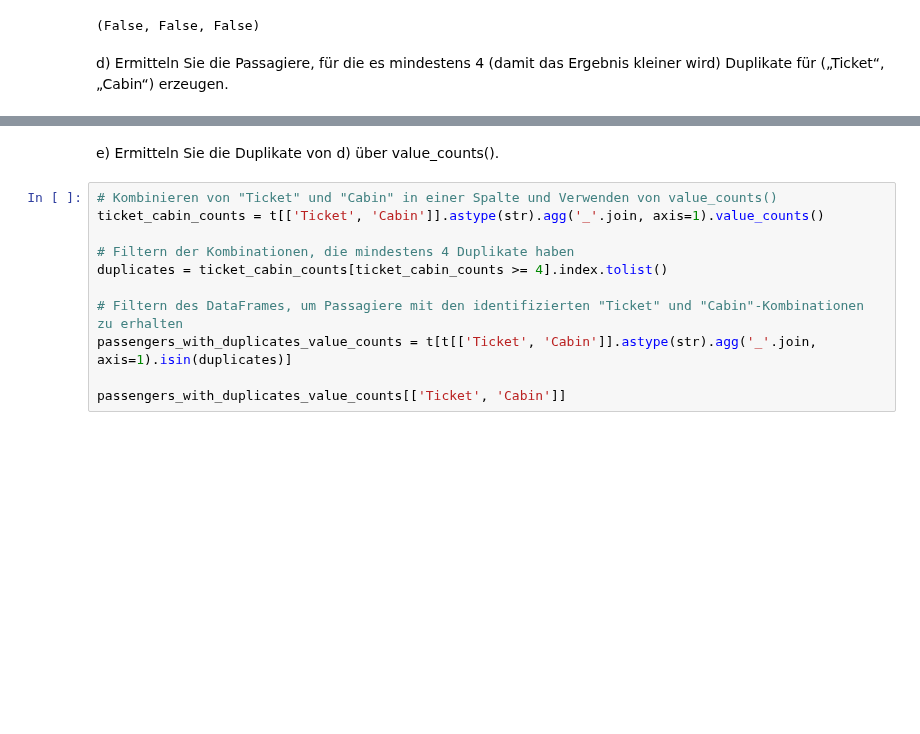
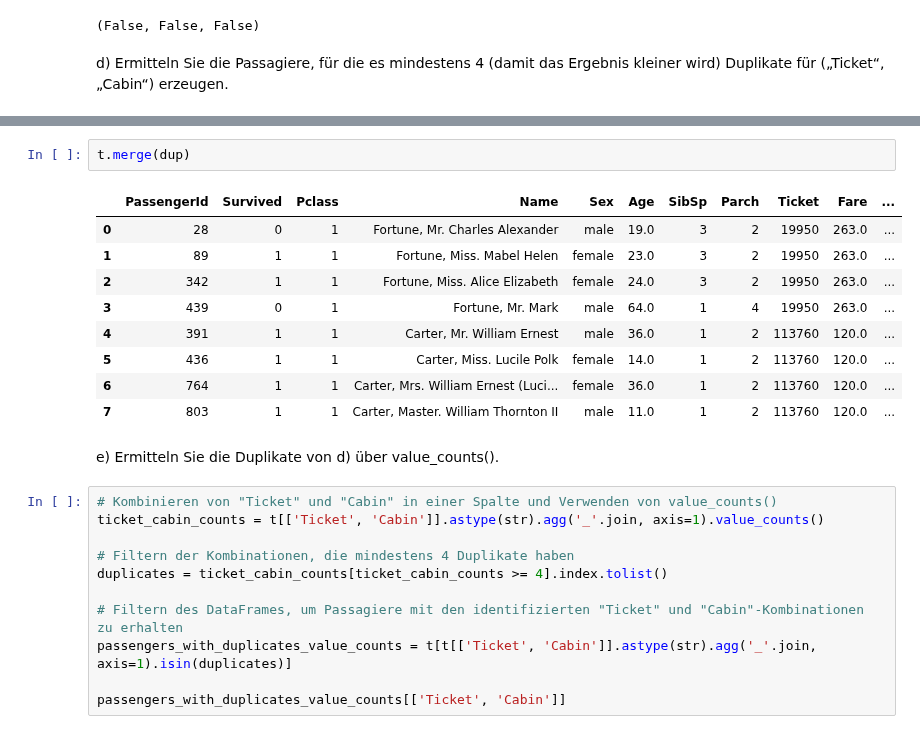
Before and after one commit to OOS-Team/DsKi_DataPreparation, a Jupyter notebook: Aufgabe1_6.ipynb, the cells around one changed output, grey strips where cells are left out. Drawn from its saved outputs; the diff is of its cells as text; blank space fills up the shorter version.

```diff
--- a/Aufgabe_6.ipynb
+++ b/Aufgabe1_6.ipynb
@@ -428,3 +533,15 @@ passengers_with_duplicates[['Ticket', 'Cabin']]
+# %%
+t.merge(dup)
+# %% [output]
+|  | PassengerId | Survived | Pclass | Name | Sex | Age | SibSp | Parch | Ticket | Fare | ... |
+| 0 | 28 | 0 | 1 | Fortune, Mr. Charles Alexander | male | 19.0 | 3 | 2 | 19950 | 263.0 | ... |
+| 1 | 89 | 1 | 1 | Fortune, Miss. Mabel Helen | female | 23.0 | 3 | 2 | 19950 | 263.0 | ... |
+| 2 | 342 | 1 | 1 | Fortune, Miss. Alice Elizabeth | female | 24.0 | 3 | 2 | 19950 | 263.0 | ... |
+| 3 | 439 | 0 | 1 | Fortune, Mr. Mark | male | 64.0 | 1 | 4 | 19950 | 263.0 | ... |
+| 4 | 391 | 1 | 1 | Carter, Mr. William Ernest | male | 36.0 | 1 | 2 | 113760 | 120.0 | ... |
+| 5 | 436 | 1 | 1 | Carter, Miss. Lucile Polk | female | 14.0 | 1 | 2 | 113760 | 120.0 | ... |
+| 6 | 764 | 1 | 1 | Carter, Mrs. William Ernest (Luci... | female | 36.0 | 1 | 2 | 113760 | 120.0 | ... |
+| 7 | 803 | 1 | 1 | Carter, Master. William Thornton II | male | 11.0 | 1 | 2 | 113760 | 120.0 | ... |
 # %% [markdown]
 e) Ermitteln Sie die Duplikate von d) über value_counts().
 # %%
```
Also changed, not shown: parts of 40 cells of this notebook, 4 other files.
